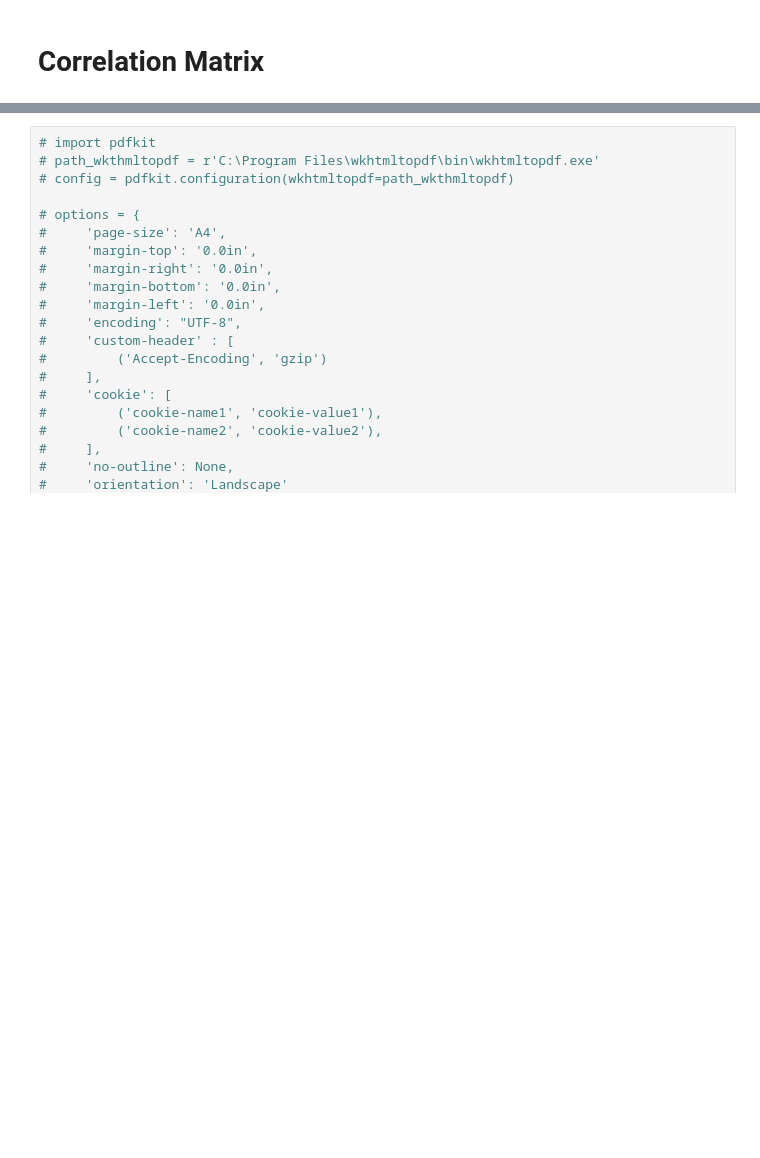
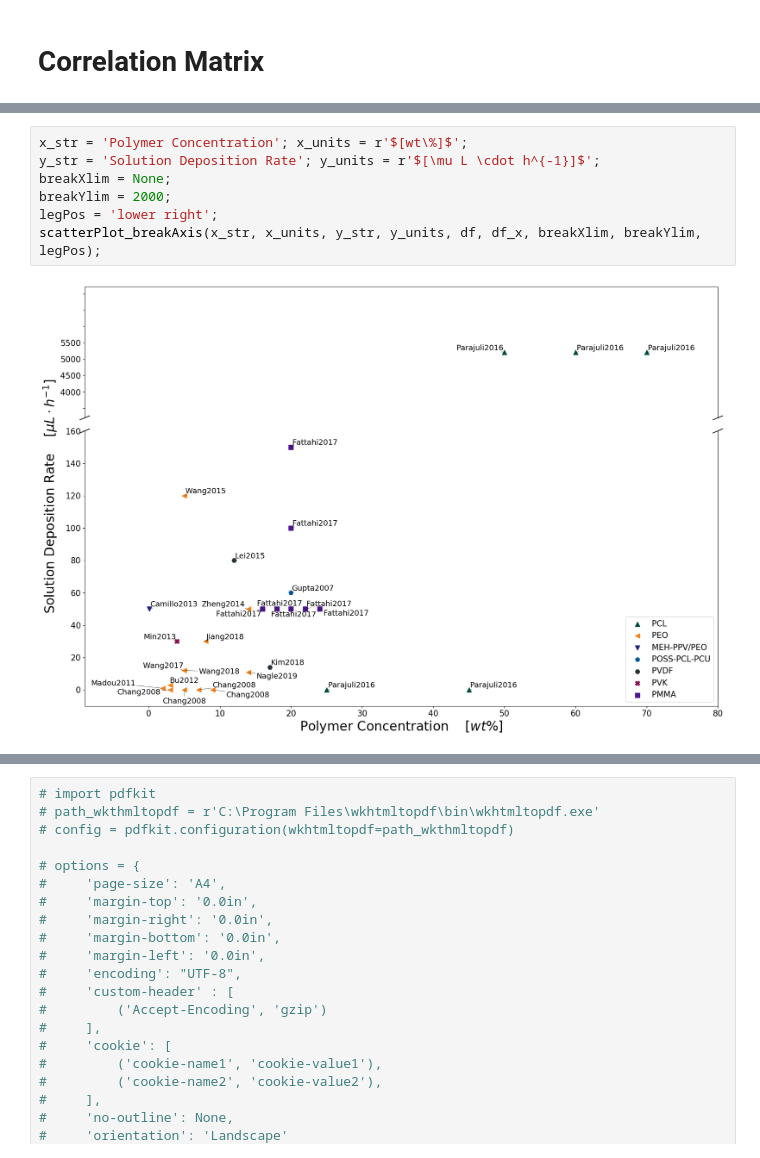
Before and after one commit to KiraSensei13/MNT_ITESM_Thesis, a Jupyter notebook: NFES_Review/_jupyterPlots/NFES_ReviewPaper.ipynb, the cells around one changed output, grey strips where cells are left out. Drawn from its saved outputs; the diff is of its cells as text; blank space fills up the shorter version.

```diff
--- a/NFES_Review/_jupyterPlots/NFES_ReviewPaper.ipynb
+++ b/NFES_Review/_jupyterPlots/NFES_ReviewPaper.ipynb
@@ -866,3 +876,12 @@ mpl.rcParams.update(mpl.rcParamsDefault); # Recover matplotlib defaults
+# %%
+x_str = 'Polymer Concentration'; x_units = r'$[wt\%]$';
+y_str = 'Solution Deposition Rate'; y_units = r'$[\mu L \cdot h^{-1}]$';
+breakXlim = None;
+breakYlim = 2000;
+legPos = 'lower right';
+scatterPlot_breakAxis(x_str, x_units, y_str, y_units, df, df_x, breakXlim, breakYlim, legPos);
+# %% [output]
+[figure, added]
 # %%
 x_str = 'Nozzle Diameter'; x_units = r'$[\mu m]$';
 y_str = 'Solution Deposition Rate'; y_units = r'$[\mu L \cdot h^{-1}]$';
```
Also changed, not shown: parts of 19 cells of this notebook, 19 other files.
